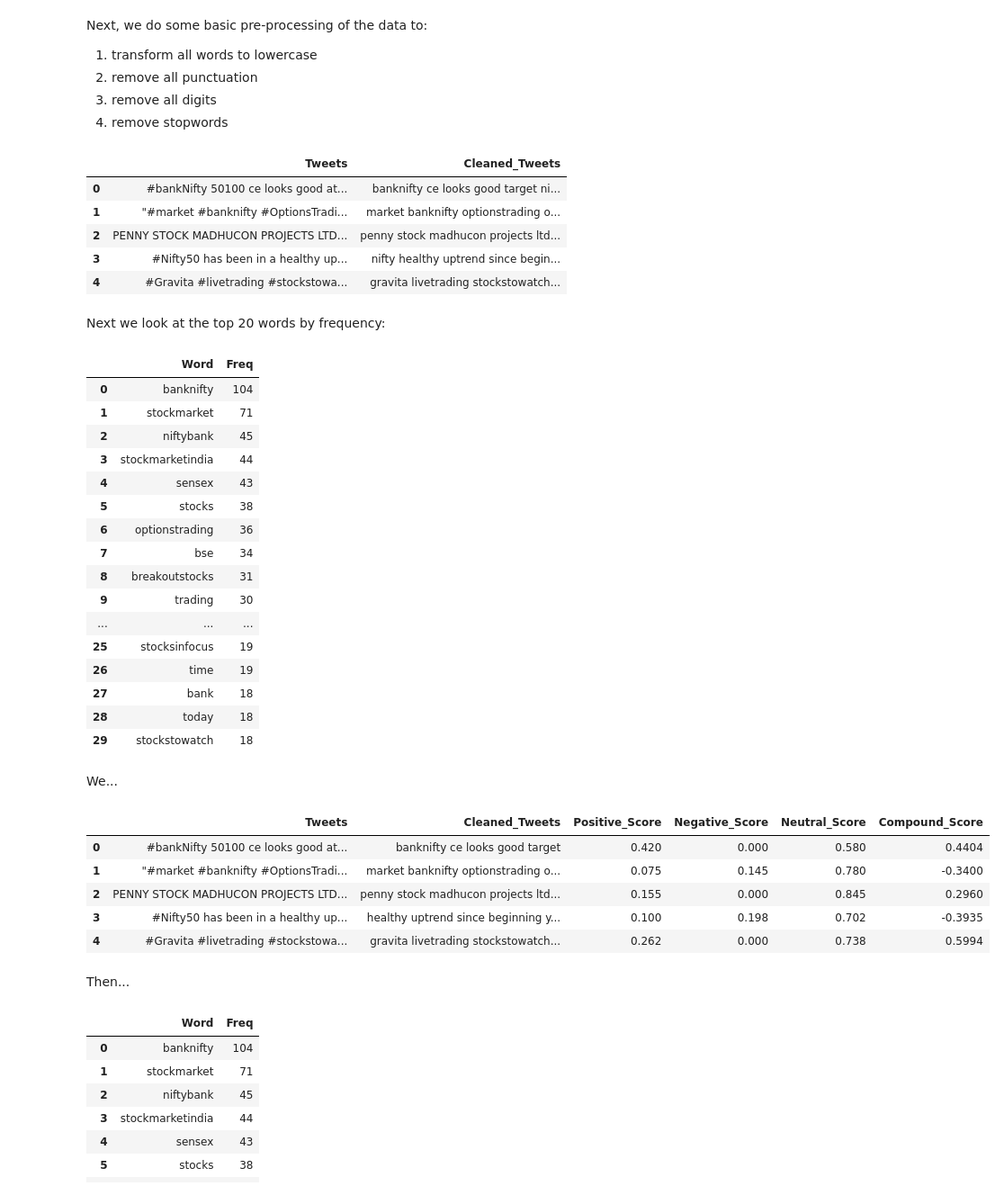
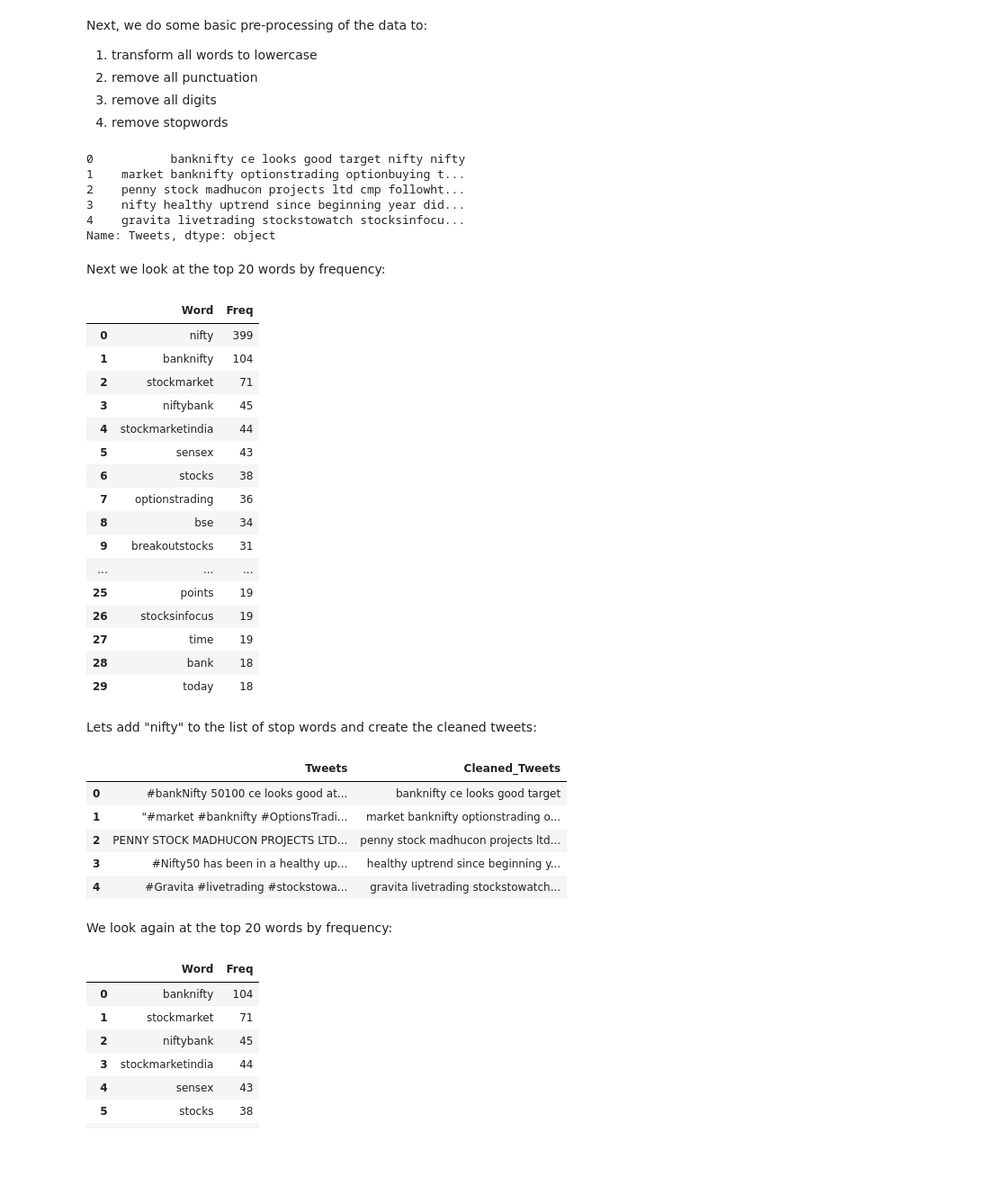
Before and after one commit to cowboysmall-courses/dsi-dsp, a Jupyter notebook: report/report.ipynb, the cells around one changed output. Shown at 90% size. Cells and saved outputs as stored; diff of their text form; code cells hidden in the pictures; blank space fills up the shorter version.

```diff
--- a/report/report.ipynb
+++ b/report/report.ipynb
@@ -1164,8 +1454,6 @@ Next, we do some basic pre-processing of the data to:
 3. remove all digits
 4. remove stopwords
 # %%
-# stop_words    = set(stopwords.words('english')) | set(["nifty", "banknifty", "niftybank", "stockmarketindia", "stockmarket"])
-# stop_words    = set(stopwords.words('english')) | set(["nifty"])
 stop_words    = set(stopwords.words('english'))
 remove_punc   = str.maketrans('', '', punctuation)
 remove_digits = str.maketrans('', '', digits)
@@ -1174,63 +1462,57 @@ def preprocess_tweet(tweet):
     tokens = word_tokenize(tweet.lower().translate(remove_punc).translate(remove_digits))
     return " ".join([word for word in tokens if word not in stop_words])
 
-data["Cleaned_Tweets"] = data["Tweets"].apply(preprocess_tweet)
-data.head()
+cleaned = data["Tweets"].apply(preprocess_tweet)
+cleaned.head()
 # %% [output]
-|  | Tweets | Cleaned_Tweets |
-| 0 | #bankNifty 50100 ce looks good at... | banknifty ce looks good target ni... |
-| 1 | "#market #banknifty #OptionsTradi... | market banknifty optionstrading o... |
-| 2 | PENNY STOCK MADHUCON PROJECTS LTD... | penny stock madhucon projects ltd... |
-| 3 | #Nifty50 has been in a healthy up... | nifty healthy uptrend since begin... |
-| 4 | #Gravita #livetrading #stockstowa... | gravita livetrading stockstowatch... |
+0           banknifty ce looks good target nifty nifty
+1    market banknifty optionstrading optionbuying t...
+2    penny stock madhucon projects ltd cmp followht...
+3    nifty healthy uptrend since beginning year did...
+4    gravita livetrading stockstowatch stocksinfocu...
+Name: Tweets, dtype: object
 # %% [markdown]
 Next we look at the top 20 words by frequency:
 # %%
-tweet_words = data["Cleaned_Tweets"].str.cat(sep = " ")
+tweet_words = cleaned.str.cat(sep = " ")
 
 freq_dist = nltk.FreqDist(tweet_words.split())
 word_freq = pd.DataFrame(freq_dist.most_common(30), columns=["Word", "Freq"])
 word_freq.head(30)
 # %% [output]
 |  | Word | Freq |
-| 0 | banknifty | 104 |
-| 1 | stockmarket | 71 |
-| 2 | niftybank | 45 |
-| 3 | stockmarketindia | 44 |
-| 4 | sensex | 43 |
-| 5 | stocks | 38 |
-| 6 | optionstrading | 36 |
-| 7 | bse | 34 |
-| 8 | breakoutstocks | 31 |
-| 9 | trading | 30 |
+| 0 | nifty | 399 |
+| 1 | banknifty | 104 |
+| 2 | stockmarket | 71 |
+| 3 | niftybank | 45 |
+| 4 | stockmarketindia | 44 |
+| 5 | sensex | 43 |
+| 6 | stocks | 38 |
+| 7 | optionstrading | 36 |
+| 8 | bse | 34 |
+| 9 | breakoutstocks | 31 |
 | ... | ... | ... |
-| 25 | stocksinfocus | 19 |
-| 26 | time | 19 |
-| 27 | bank | 18 |
-| 28 | today | 18 |
-| 29 | stockstowatch | 18 |
+| 25 | points | 19 |
+| 26 | stocksinfocus | 19 |
+| 27 | time | 19 |
+| 28 | bank | 18 |
+| 29 | today | 18 |
-# %% [markdown]
-We...
+# %% [markdown]
+Lets add "nifty" to the list of stop words and create the cleaned tweets:
 # %%
-stop_words    = set(stopwords.words('english')) | set(["nifty"])
-remove_punc   = str.maketrans('', '', punctuation)
-remove_digits = str.maketrans('', '', digits)
-
-def preprocess_tweet(tweet):
-    tokens = word_tokenize(tweet.lower().translate(remove_punc).translate(remove_digits))
-    return " ".join([word for word in tokens if word not in stop_words])
+stop_words = set(stopwords.words('english')) | set(["nifty"])
 
 data["Cleaned_Tweets"] = data["Tweets"].apply(preprocess_tweet)
 data.head()
 # %% [output]
-|  | Tweets | Cleaned_Tweets | Positive_Score | Negative_Score | Neutral_Score | Compound_Score |
-| 0 | #bankNifty 50100 ce looks good at... | banknifty ce looks good target | 0.420 | 0.000 | 0.580 | 0.4404 |
-| 1 | "#market #banknifty #OptionsTradi... | market banknifty optionstrading o... | 0.075 | 0.145 | 0.780 | -0.3400 |
-| 2 | PENNY STOCK MADHUCON PROJECTS LTD... | penny stock madhucon projects ltd... | 0.155 | 0.000 | 0.845 | 0.2960 |
-| 3 | #Nifty50 has been in a healthy up... | healthy uptrend since beginning y... | 0.100 | 0.198 | 0.702 | -0.3935 |
-| 4 | #Gravita #livetrading #stockstowa... | gravita livetrading stockstowatch... | 0.262 | 0.000 | 0.738 | 0.5994 |
+|  | Tweets | Cleaned_Tweets |
+| 0 | #bankNifty 50100 ce looks good at... | banknifty ce looks good target |
+| 1 | "#market #banknifty #OptionsTradi... | market banknifty optionstrading o... |
+| 2 | PENNY STOCK MADHUCON PROJECTS LTD... | penny stock madhucon projects ltd... |
+| 3 | #Nifty50 has been in a healthy up... | healthy uptrend since beginning y... |
+| 4 | #Gravita #livetrading #stockstowa... | gravita livetrading stockstowatch... |
-# %% [markdown]
-Then...
+# %% [markdown]
+We look again at the top 20 words by frequency:
 # %%
 tweet_words = data["Cleaned_Tweets"].str.cat(sep = " ")
 
```
Also changed, not shown: parts of 61 cells of this notebook, 29 other files.
